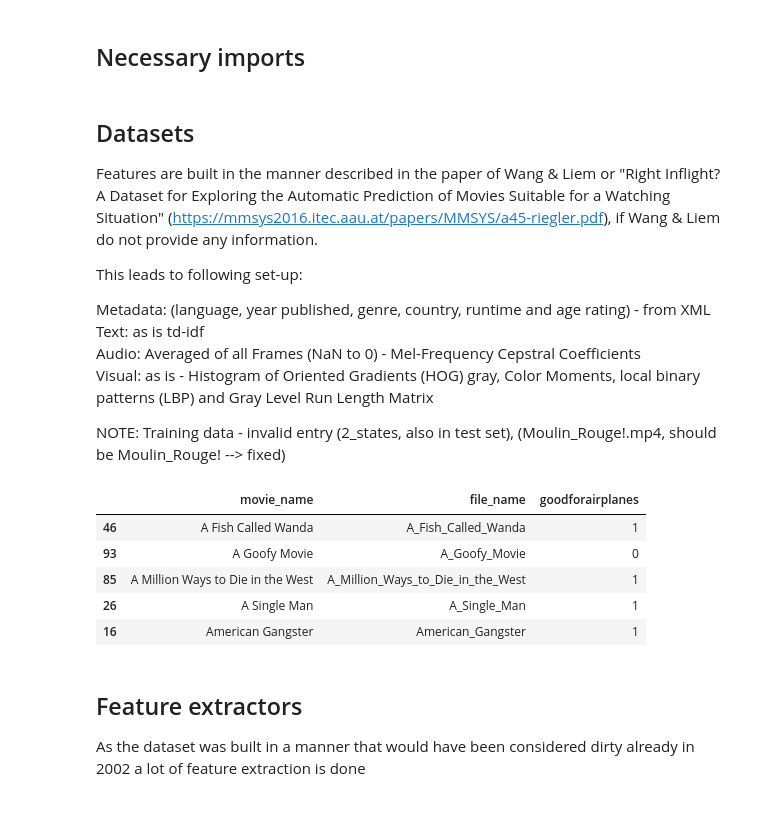
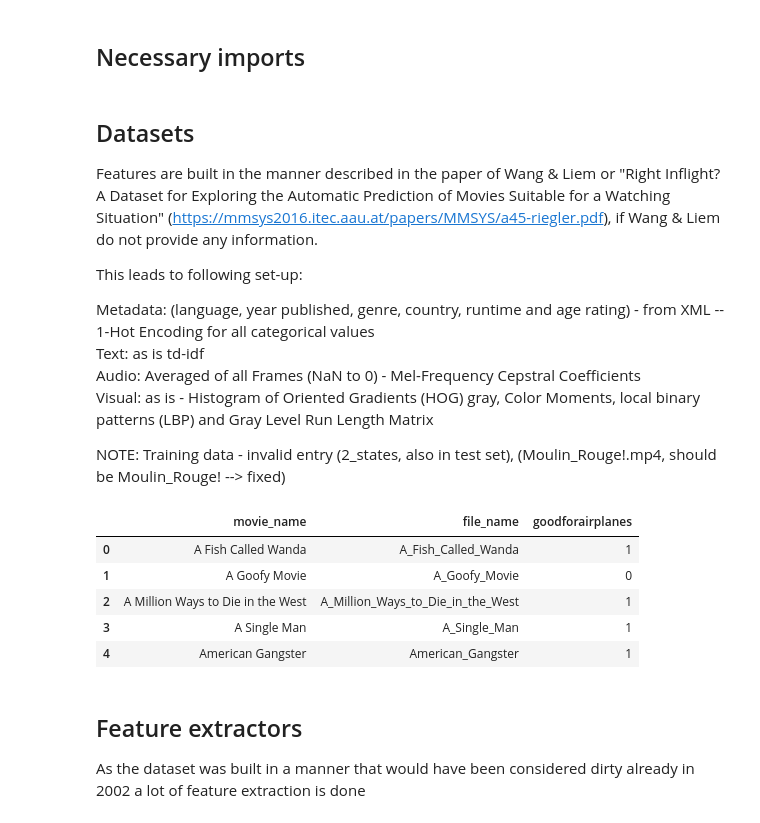
Before and after one commit to freecraver/tud_mmc_eval, a Jupyter notebook: TUD-MMC_mathias.ipynb, the cells around one changed output. Drawn from its saved outputs; the diff is of its cells as text; code cells hidden in the pictures.

```diff
--- a/TUD-MMC_mathias.ipynb
+++ b/TUD-MMC_mathias.ipynb
@@ -28,7 +25,7 @@ Prediction of Movies Suitable for a Watching Situation" (https://mmsys2016.itec.
 
 This leads to following set-up:
 
-Metadata: (language, year published, genre, country, runtime and age rating) - from XML<br>
+Metadata: (language, year published, genre, country, runtime and age rating) - from XML -- 1-Hot Encoding for all categorical values<br>
 Text: as is td-idf <br>
 Audio: Averaged of all Frames (NaN to 0) - Mel-Frequency Cepstral Coefficients<br>
 Visual: as is - Histogram of Oriented Gradients (HOG) gray, Color Moments, local binary patterns (LBP) and Gray Level Run Length Matrix
@@ -37,17 +34,17 @@ NOTE: Training data - invalid entry (2_states, also in test set), (Moulin_Rouge!
 # %%
 df_base_train = pd.read_csv(train_entries_path)
 df_base_train = df_base_train[df_base_train['file_name'] != '2_States'] # remove invalid entry
+df_base_train.sort_values(by='file_name', inplace=True)
 df_base_train.reset_index(inplace=True, drop=True)
-df_base_train.sort_values(by='file_name', inplace=True)
-df_targets_train = df_base_train['goodforairplanes'].astype(str)
+df_targets_train = df_base_train['goodforairplanes'].astype(int)
 df_base_train.head(5)
 # %% [output]
 |  | movie_name | file_name | goodforairplanes |
-| 46 | A Fish Called Wanda | A_Fish_Called_Wanda | 1 |
-| 93 | A Goofy Movie | A_Goofy_Movie | 0 |
-| 85 | A Million Ways to Die in the West | A_Million_Ways_to_Die_in_the_West | 1 |
-| 26 | A Single Man | A_Single_Man | 1 |
-| 16 | American Gangster | American_Gangster | 1 |
+| 0 | A Fish Called Wanda | A_Fish_Called_Wanda | 1 |
+| 1 | A Goofy Movie | A_Goofy_Movie | 0 |
+| 2 | A Million Ways to Die in the West | A_Million_Ways_to_Die_in_the_West | 1 |
+| 3 | A Single Man | A_Single_Man | 1 |
+| 4 | American Gangster | American_Gangster | 1 |
 # %% [markdown]
 ## Feature extractors
 As the dataset was built in a manner that would have been considered dirty already in 2002 a lot of feature extraction is done
```
Also changed, not shown: parts of 16 cells of this notebook.
